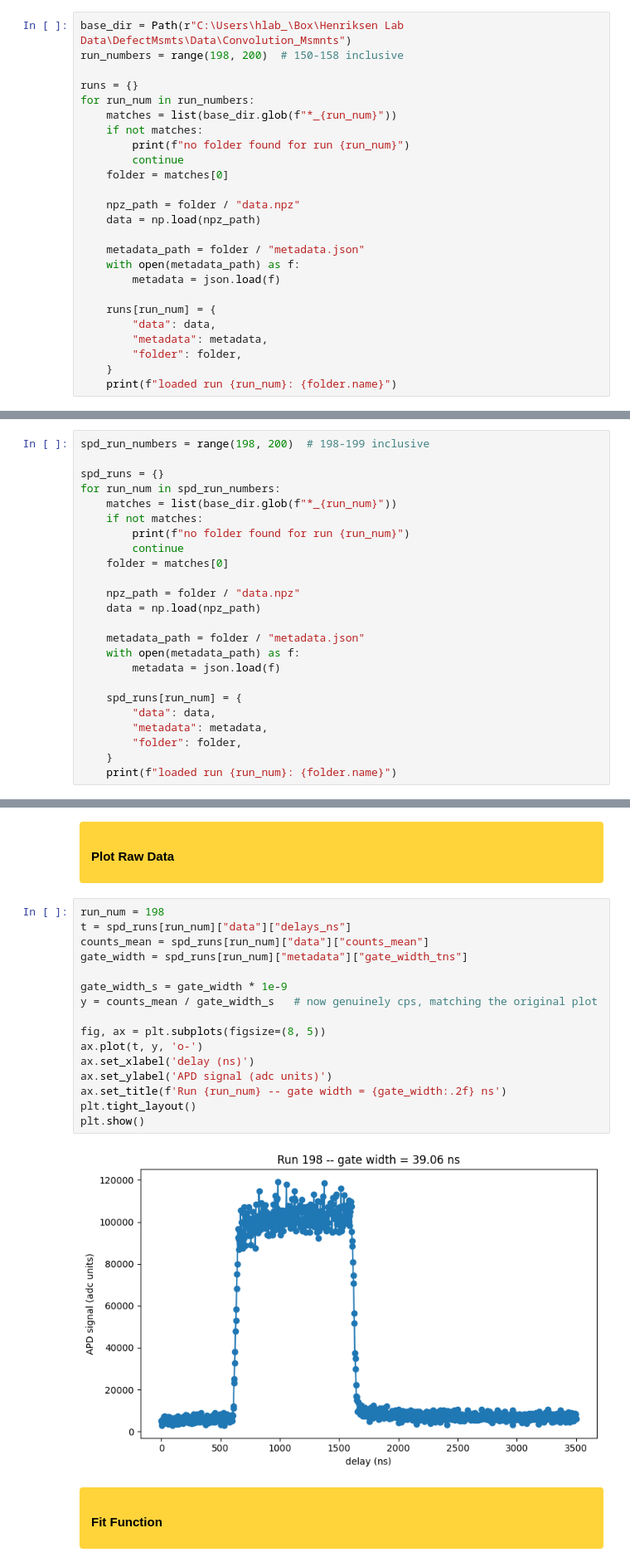
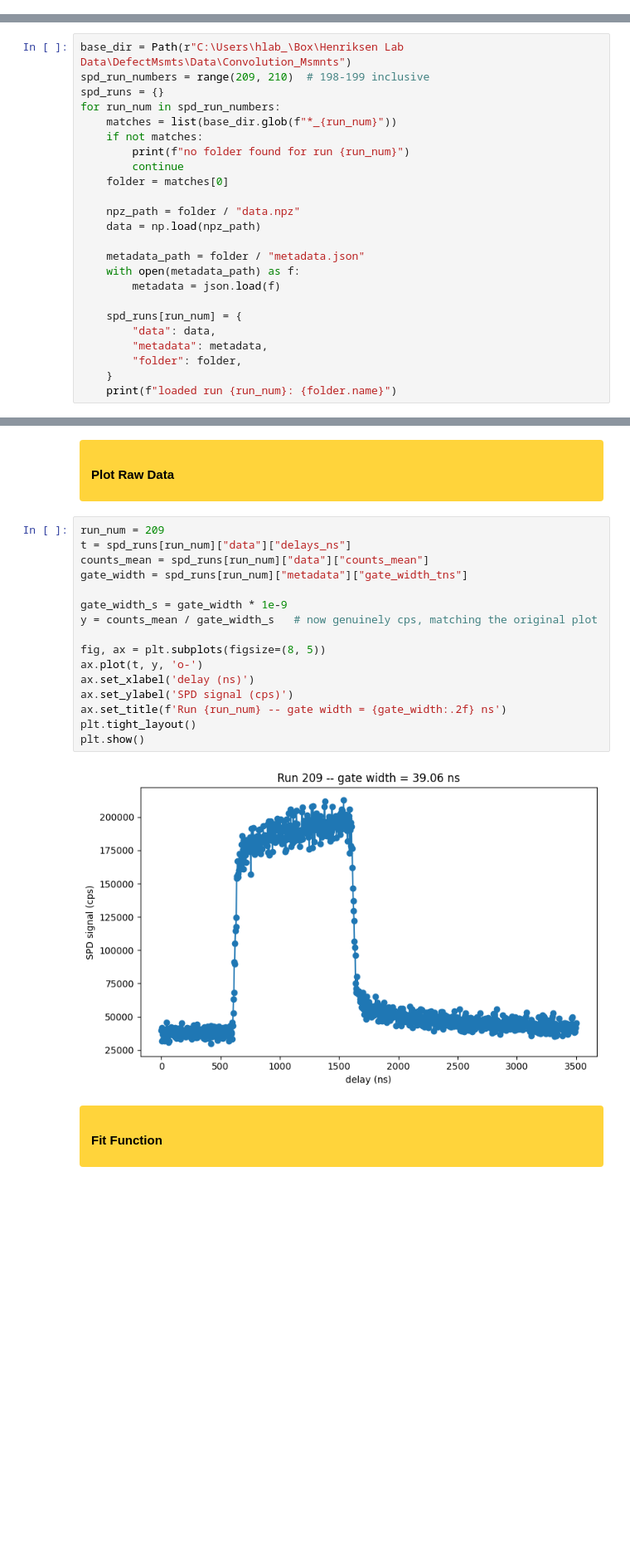
Before and after one commit to jeree-m/qick-dawg, a Jupyter notebook: jupyter_notebooks/Analysis.ipynb, the cells around one changed output, grey strips where cells are left out. Shown at 83% size. Saved outputs shown, nothing was run; the diff lists cells and outputs as text; blank space fills up the shorter version.

```diff
--- a/jupyter_notebooks/Analysis.ipynb
+++ b/jupyter_notebooks/Analysis.ipynb
@@ -25,28 +27,3 @@ from IPython.display import display
 <div style="background-color:#2196F3; padding:8px 14px; border-radius:4px;">
 <h3 style="color:black; margin:0;">Load Data</h3>
 </div>
-# %%
-base_dir = Path(r"C:\Users\hlab_\Box\Henriksen Lab Data\DefectMsmts\Data\Convolution_Msmnts")
-run_numbers = range(198, 200)  # 150-158 inclusive
-
-runs = {}
-for run_num in run_numbers:
-    matches = list(base_dir.glob(f"*_{run_num}"))
-    if not matches:
-        print(f"no folder found for run {run_num}")
-        continue
-    folder = matches[0]
-
-    npz_path = folder / "data.npz"
-    data = np.load(npz_path)
-
-    metadata_path = folder / "metadata.json"
-    with open(metadata_path) as f:
-        metadata = json.load(f)
-
-    runs[run_num] = {
-        "data": data,
-        "metadata": metadata,
-        "folder": folder,
-    }
-    print(f"loaded run {run_num}: {folder.name}")
@@ -56,6 +30,6 @@ loaded run 199: 20260714185251_199
 # %%
-spd_run_numbers = range(198, 200)  # 198-199 inclusive
-
+base_dir = Path(r"C:\Users\hlab_\Box\Henriksen Lab Data\DefectMsmts\Data\Convolution_Msmnts")
+spd_run_numbers = range(209, 210)  # 198-199 inclusive
 spd_runs = {}
 for run_num in spd_run_numbers:
     matches = list(base_dir.glob(f"*_{run_num}"))
@@ -98,23 +62,23 @@ gate_width = runs[run_num]["metadata"]["gate_width_tns"]
 <h4 style="color:black; margin:0;">Plot Raw Data</h4>
 </div>
 # %%
-run_num = 198
+run_num = 209
 t = spd_runs[run_num]["data"]["delays_ns"]
 counts_mean = spd_runs[run_num]["data"]["counts_mean"]
 gate_width = spd_runs[run_num]["metadata"]["gate_width_tns"]
 
 gate_width_s = gate_width * 1e-9
 y = counts_mean / gate_width_s   # now genuinely cps, matching the original plot
 
 fig, ax = plt.subplots(figsize=(8, 5))
 ax.plot(t, y, 'o-')
 ax.set_xlabel('delay (ns)')
-ax.set_ylabel('APD signal (adc units)')
+ax.set_ylabel('SPD signal (cps)')
 ax.set_title(f'Run {run_num} -- gate width = {gate_width:.2f} ns')
 plt.tight_layout()
 plt.show()
 # %% [output]
-[figure, old version]
+[figure, new version]
 # %% [markdown]
 <div style="background-color:#FFD43B; padding:8px 14px; border-radius:4px;">
 <h4 style="color:black; margin:0;">Fit Function</h4>
```
Also changed, not shown: parts of 23 cells of this notebook, 1 other file.
